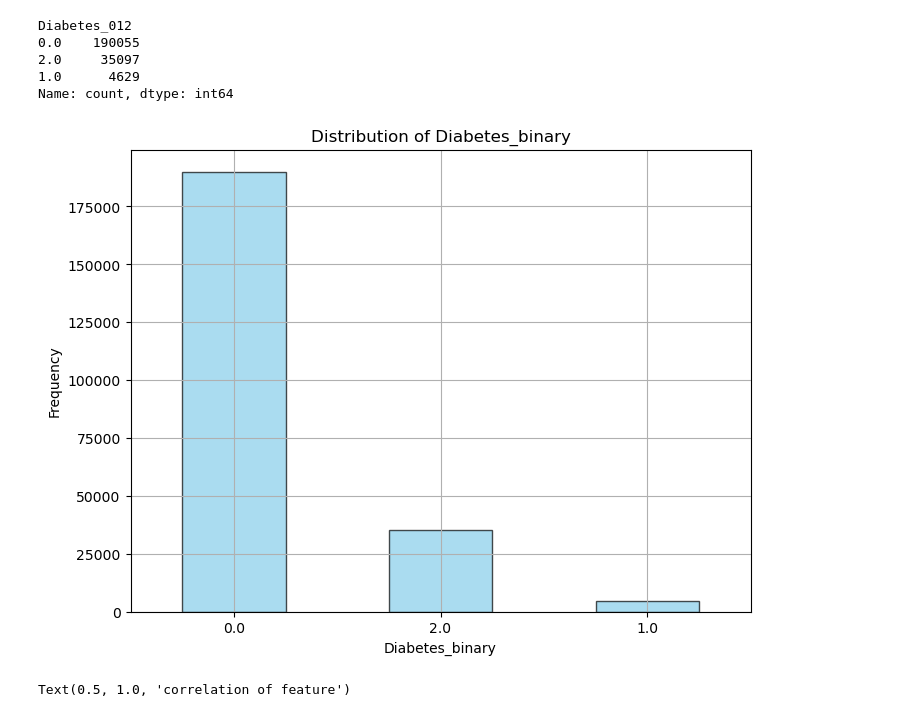
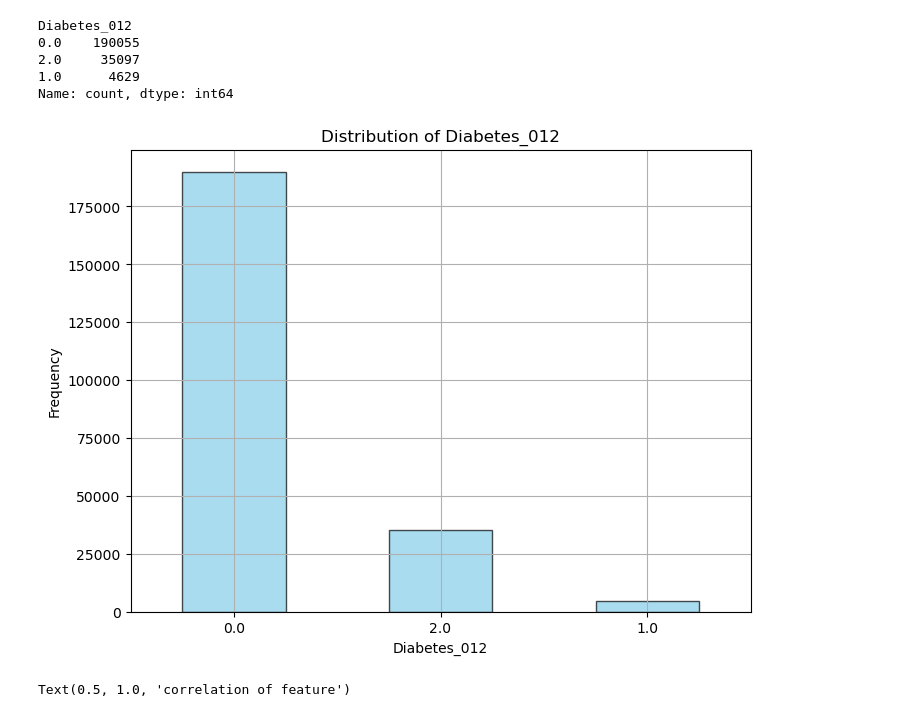
Before and after one commit to King-georges/Diabetes-Prediction-Project, a Jupyter notebook: Project_notebook.ipynb, the cells around one changed output. Saved outputs shown, nothing was run; the diff lists cells and outputs as text; code cells hidden in the pictures.

```diff
--- a/Project_notebook.ipynb
+++ b/Project_notebook.ipynb
@@ -252,15 +232,15 @@ Name: count, dtype: int64
 # %%
 # Plotting bar plot
 plt.figure(figsize=(8, 6))
 df1['Diabetes_012'].value_counts().plot(kind='bar', color='skyblue', edgecolor='black', alpha=0.7)
-plt.xlabel('Diabetes_binary')
+plt.xlabel('Diabetes_012')
 plt.ylabel('Frequency')
-plt.title('Distribution of Diabetes_binary')
+plt.title('Distribution of Diabetes_012')
 plt.xticks(rotation=0)
 plt.grid(True)
 plt.show()
 # %% [output]
-[figure, old version]
+[figure, new version]
 # %%
 plt.figure(figsize = (20,10))
 sns.heatmap(df1.corr(),annot=True , cmap ='YlOrRd' )
```
Also changed, not shown: parts of 4 cells of this notebook.
